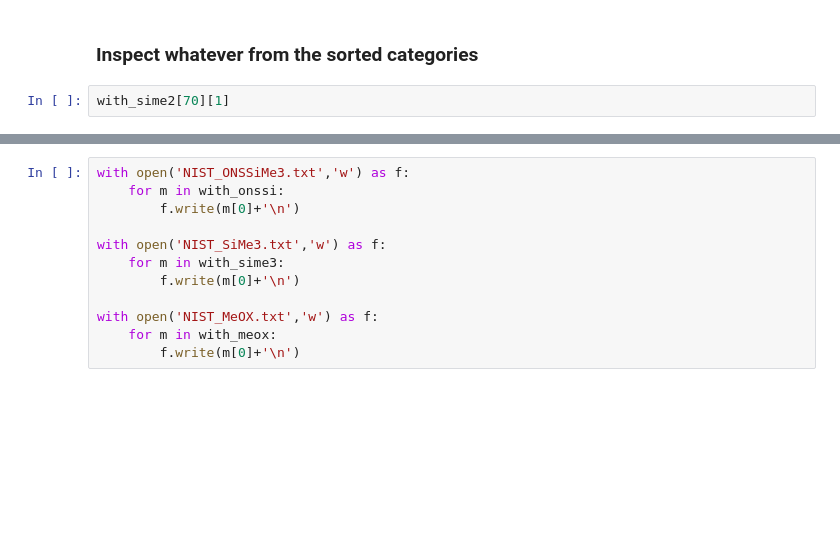
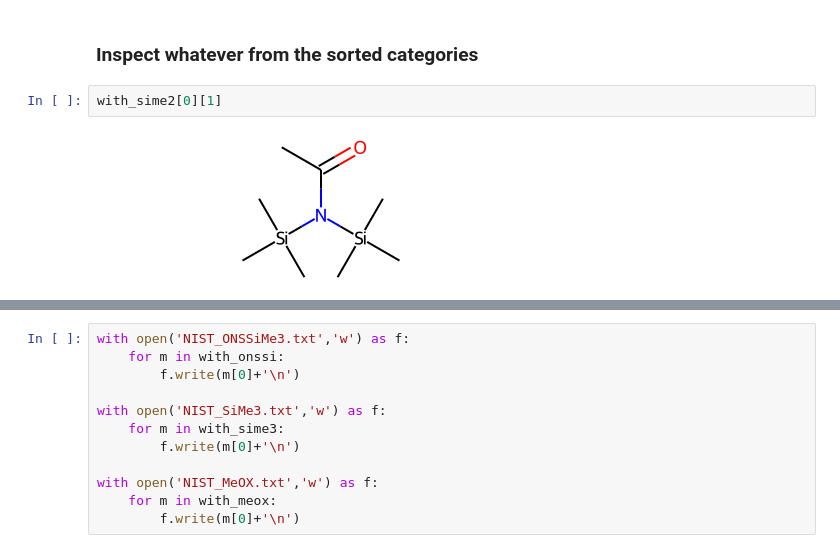
Before and after one commit to maximskorik/gc_derivatization, a Jupyter notebook: example/derivatization.ipynb, the cells around one changed output, grey strips where cells are left out. Cells and saved outputs as stored; diff of their text form; blank space fills up the shorter version.

```diff
--- a/example/derivatization.ipynb
+++ b/example/derivatization.ipynb
@@ -117,5 +141,7 @@ print("# with MeOX:", len(with_meox))
 # %% [markdown]
 ### Inspect whatever from the sorted categories
 # %%
-with_sime2[70][1]
+with_sime2[0][1]
+# %% [output]
+[figure, added]
 # %%
```
Also changed, not shown: parts of 13 cells of this notebook.
